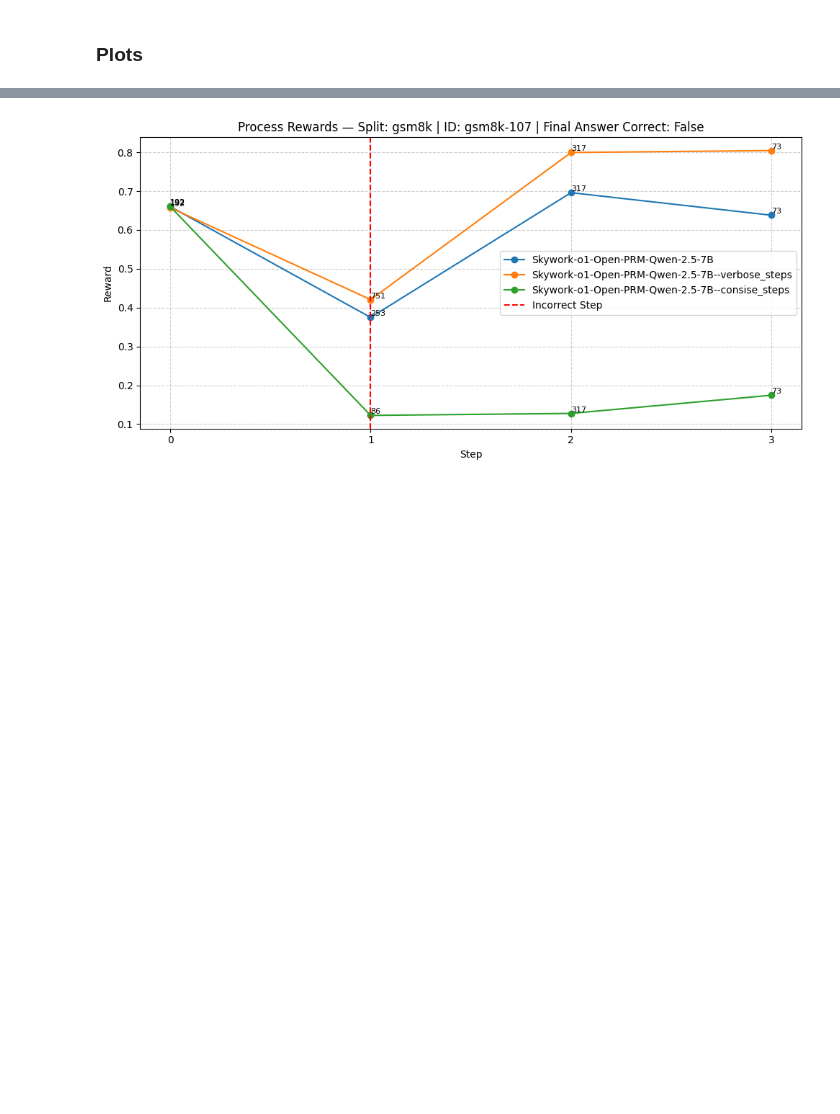
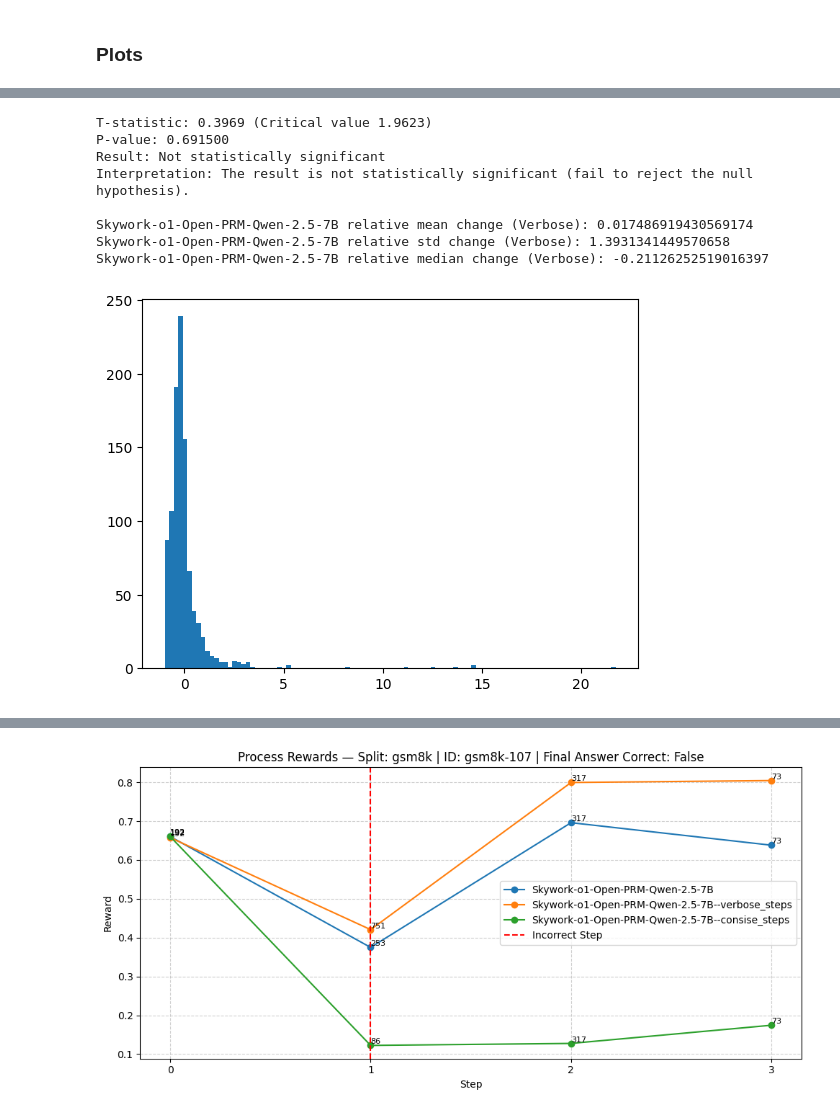
Before and after one commit to rishabh-16/prm-attack, a Jupyter notebook: processbench_analysis.ipynb, the cells around one changed output, grey strips where cells are left out. Drawn from its saved outputs; the diff is of its cells as text; code cells hidden in the pictures; blank space fills up the shorter version.

```diff
--- a/processbench_analysis.ipynb
+++ b/processbench_analysis.ipynb
@@ -147,0 +209,24 @@ plt.plot()
+# %%
+relative_verbose_o1 = (verbose_steps_o1-steps_o1)/steps_o1
+
+mean_change_verbose_o1 = np.mean(relative_verbose_o1)
+std_verbose_o1 = np.std(relative_verbose_o1)
+statistical_test(mean_change_verbose_o1, std_verbose_o1)
+print()
+
+print("Skywork-o1-Open-PRM-Qwen-2.5-7B relative mean change (Verbose):", mean_change_verbose_o1)
+print("Skywork-o1-Open-PRM-Qwen-2.5-7B relative std change (Verbose):", std_verbose_o1)
+print("Skywork-o1-Open-PRM-Qwen-2.5-7B relative median change (Verbose):",np.median(relative_verbose_o1))
+plt.hist(relative_verbose_o1, bins=100)
+plt.plot()
+print()
+# %% [output]
+T-statistic: 0.3969 (Critical value 1.9623)
+P-value: 0.691500
+Result: Not statistically significant
+Interpretation: The result is not statistically significant (fail to reject the null hypothesis).
+
+Skywork-o1-Open-PRM-Qwen-2.5-7B relative mean change (Verbose): 0.017486919430569174
+Skywork-o1-Open-PRM-Qwen-2.5-7B relative std change (Verbose): 1.3931341449570658
+Skywork-o1-Open-PRM-Qwen-2.5-7B relative median change (Verbose): -0.21126252519016397
+[figure, added]
```
Also changed, not shown: parts of 10 cells of this notebook.
